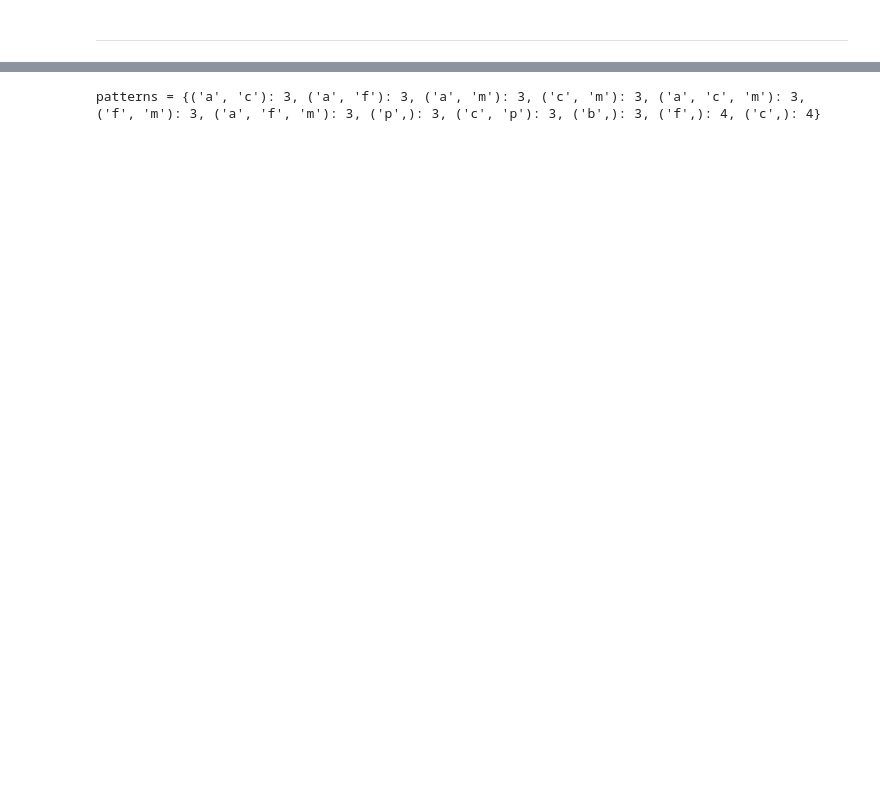
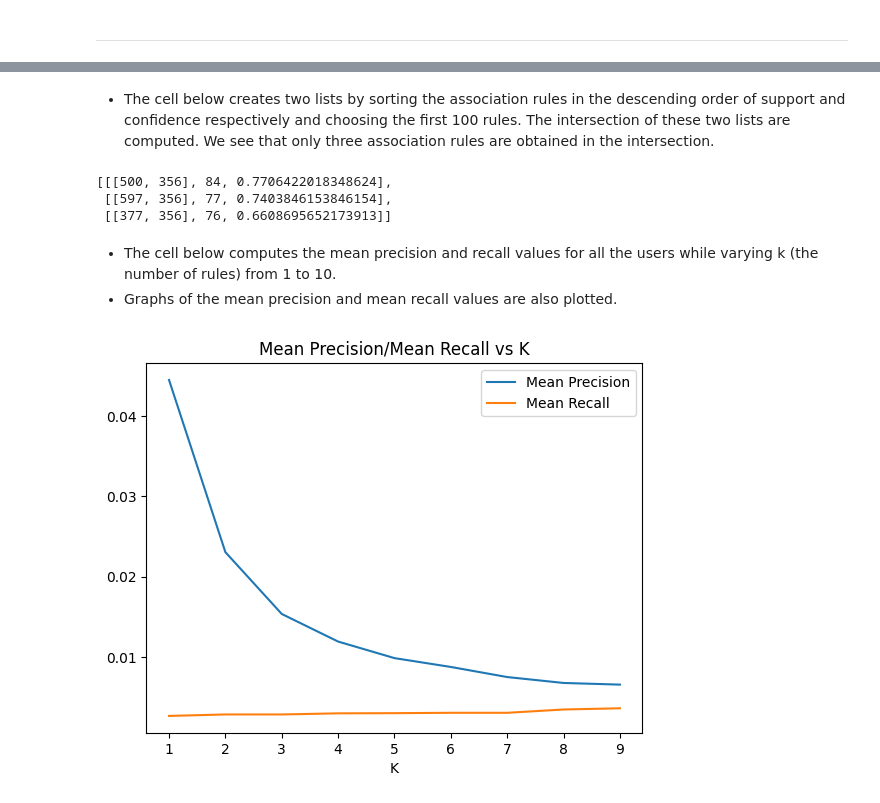
Before and after one commit to Deepti-debug/FP-growth-algorithm, a Jupyter notebook: assignment3_15.ipynb, the cells around one changed output, grey strips where cells are left out. Cells and saved outputs as stored; diff of their text form; code cells hidden in the pictures; blank space fills up the shorter version.

Commit message:
Finished first draft of assignment

```diff
--- a/assignment3_15.ipynb
+++ b/assignment3_15.ipynb
@@ -735,50 +724,64 @@ association_rules_ls = [[[1, 50], 59, 0.3575757575757576], [[50, 1], 59, 0.35542
+# %% [markdown]
+- The cell below creates two lists by sorting the association rules in the descending order of support and confidence respectively and choosing the first 100 rules. The intersection of these two lists are computed. We see that only three association rules are obtained in the intersection.
+# %%
+#Arranging association rules in the order of confidence, support and finding their intersection
+association_rules_ls_support = sorted(association_rules_ls, key = lambda x: -x[1])[0:100]
+association_rules_ls_conf = sorted(association_rules_ls, key = lambda x: -x[2])[0:100]
+associaton_rules_intersection = [i for i in association_rules_ls_support if i in association_rules_ls_conf]
+associaton_rules_intersection
+# %% [output]
+[[[500, 356], 84, 0.7706422018348624],
+ [[597, 356], 77, 0.7403846153846154],
+ [[377, 356], 76, 0.6608695652173913]]
+# %% [markdown]
+- The cell below computes the mean precision and recall values for all the users while varying k (the number of rules) from 1 to 10.
+- Graphs of the mean precision and mean recall values are also plotted.
 # %%
 def flatten(l):
     return [item for sublist in l for item in sublist]
 
 def compute_metrics(association_rules_ls, train_data, test_data, k):
     user_association_ls = []
-    recall_ls = []
-    precision_ls = []
+    recall_dict = {}
+    precision_dict = {}
     for user_id, transaction in train_data.items():
         for antecedant in transaction:
             for association_rule in association_rules_ls:
                 if antecedant == association_rule[0][0]:
                     user_association_ls.append(association_rule)
 
-        # print(f"{user_association_ls = }")
         #Sorting based on confidence
         user_association_ls = sorted(user_association_ls, key = lambda x: -x[2])
         user_recommendation_ls = [x[0][1:] for x in user_association_ls]
         user_recommendation_ls = flatten(user_recommendation_ls)[0:k]
         test_item_ls = test_data[user_id]
         hit_set = set(user_recommendation_ls).intersection(set(test_item_ls))
         recall = len(hit_set)/len(test_item_ls)
         precision = len(hit_set)/len(user_recommendation_ls)
-        recall_ls.append(recall)
-        precision_ls.append(precision)
-        if int(user_id) % 300 == 0:
-            print(f"{user_id = }, {k=}")
-            print(f"Mean precision: {sum(precision_ls)/len(precision_ls)}")
-            print(f"Mean Recall: {sum(recall_ls)/len(recall_ls)}")
+        recall_dict[user_id] = recall
+        precision_dict[user_id] = precision
 
-    return sum(precision_ls)/len(precision_ls), sum(recall_ls)/len(recall_ls)
+
+    precision_ls, recall_ls = [*precision_dict.values()], [*recall_dict.values()]
+    return sum(precision_ls)/len(precision_ls), sum(recall_ls)/len(recall_ls), precision_dict, recall_dict
+
+def plot_graphs(k_ls, mean_precision_ls, mean_recall_ls):
+    plt.plot(k_ls, mean_precision_ls, label='Mean Precision')
+    plt.plot(k_ls, mean_recall_ls, label='Mean Recall')
+    plt.xlabel(f"K")
+    plt.legend()
+    plt.title(f"Mean Precision/Mean Recall vs K")
+    plt.show()
 
 mean_precision_ls = []
 mean_recall_ls = []
 k_ls = []
-for k in range(5, 10):
+for k in range(1, 10):
     k_ls.append(k)
-    mean_precision, mean_recall = compute_metrics(association_rules_ls, train_df_key_value, test_df_key_value, k)
+    mean_precision, mean_recall, _, _ = compute_metrics(association_rules_ls_conf, train_df_key_value, test_df_key_value, k)
     mean_precision_ls.append(mean_precision)
     mean_recall_ls.append(mean_recall)
-    print(f"{mean_precision_ls =}")
-    print(f"{mean_recall_ls = }")
+plot_graphs(k_ls, mean_precision_ls, mean_recall_ls)
+del mean_precision_ls, mean_recall_ls, k, mean_precision, mean_recall, k_ls
+# %% [output]
+[figure, added]
-# %%
-#Testing with in-built python package
-transactions = [['f', 'a', 'c', 'd', 'g', 'i', 'm', 'p'], ['a', 'b', 'c', 'f', 'l', 'm', 'o'],['b', 'f', 'h', 'j', 'o'], \
-               ['b', 'c', 'k', 's', 'p'],['a', 'f', 'c', 'e', 'l', 'p', 'm', 'n']]
-patterns = pyfpgrowth.find_frequent_patterns(transactions, 3)
-print(f"{patterns = }")
-# %% [output]
-patterns = {('a', 'c'): 3, ('a', 'f'): 3, ('a', 'm'): 3, ('c', 'm'): 3, ('a', 'c', 'm'): 3, ('f', 'm'): 3, ('a', 'f', 'm'): 3, ('p',): 3, ('c', 'p'): 3, ('b',): 3, ('f',): 4, ('c',): 4}
```
Also changed, not shown: parts of 16 cells of this notebook.
